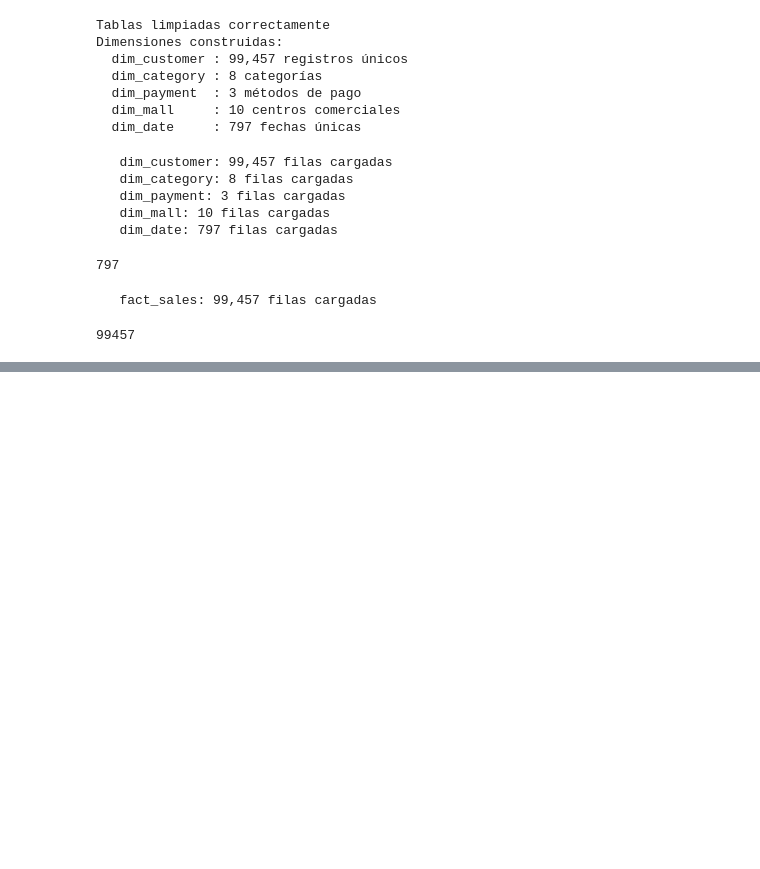
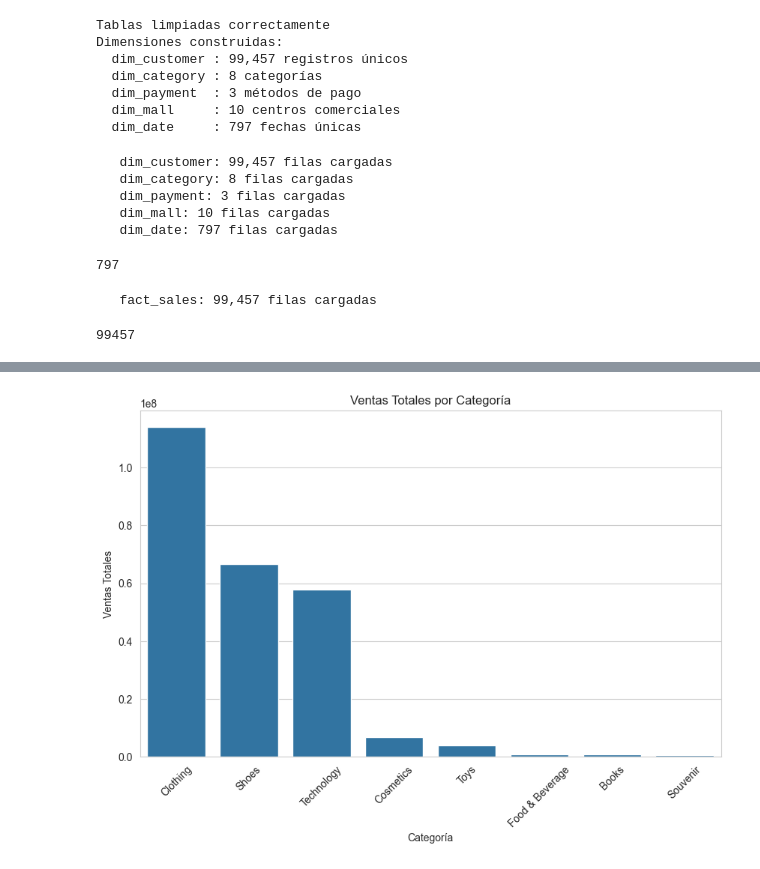
Before and after one commit to JuanValle5/ProyectoCienciaDeDatos1, a Jupyter notebook: customer_shopping_data.csv/Proyecto.ipynb, the cells around one changed output, grey strips where cells are left out. Cells and saved outputs as stored; diff of their text form; code cells hidden in the pictures; blank space fills up the shorter version.

```diff
--- a/customer_shopping_data.csv/Proyecto.ipynb
+++ b/customer_shopping_data.csv/Proyecto.ipynb
@@ -2,6 +2,13 @@
 import pandas as pd
 import psycopg2
 from sqlalchemy import create_engine
+
+import matplotlib.pyplot as plt
+import seaborn as sns
+
+# Configuración de gráficos
+plt.rcParams["figure.figsize"] = (10,6)
+sns.set_style("whitegrid")
 # %%
 
 # Extracción: Cargar datos desde el archivo customer_shopping.csv
@@ -280,3 +287,18 @@ cargar_tabla(fact_sales, "fact_sales", engine)
 # %% [output]
    fact_sales: 99,457 filas cargadas
 99457
+# %%
+query = """
+SELECT
+    c.category_name,
+    SUM(f.total_amount) AS total_sales
+FROM fact_sales f
+JOIN dim_category c
+ON f.category_key = c.category_key
+GROUP BY c.category_name
+ORDER BY total_sales DESC
+"""
+
+sales_category = pd.read_sql(query, engine)
+
+print(sales_category)
@@ -282,0 +315,18 @@ cargar_tabla(fact_sales, "fact_sales", engine)
+# %%
+plt.figure()
+
+sns.barplot(
+    data=sales_category,
+    x="category_name",
+    y="total_sales"
+)
+
+plt.title("Ventas Totales por Categoría")
+plt.xlabel("Categoría")
+plt.ylabel("Ventas Totales")
+
+plt.xticks(rotation=45)
+
+plt.show()
+# %% [output]
+[figure, added]
```
Also changed, not shown: parts of 16 cells of this notebook.
